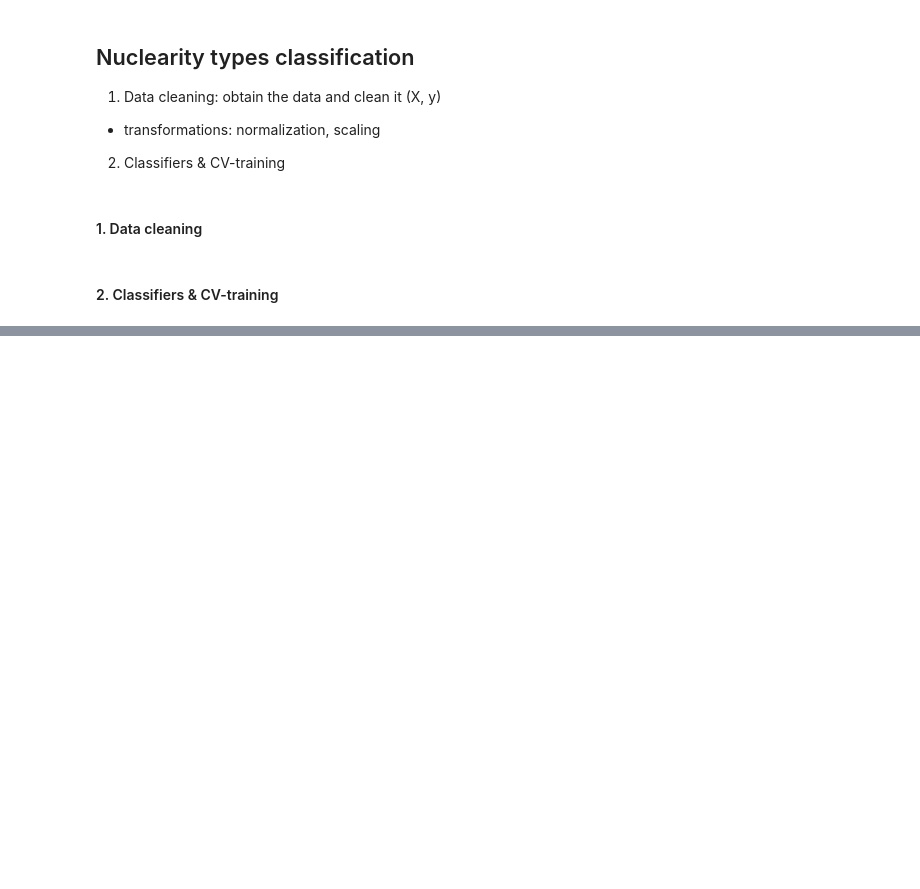
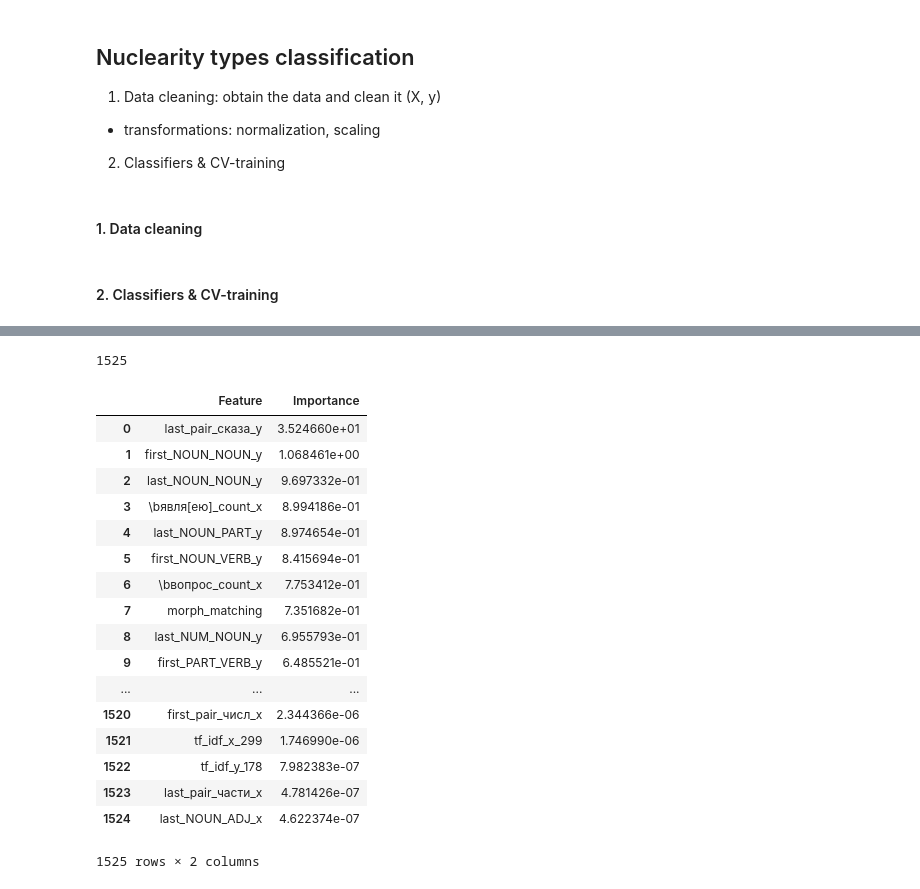
Before and after one commit to tchewik/isanlp_rst, a Jupyter notebook: src/maintenance/2_relations_classification.ipynb, the cells around one changed output, grey strips where cells are left out. Drawn from its saved outputs; the diff is of its cells as text; code cells hidden in the pictures; blank space fills up the shorter version.

```diff
--- a/src/maintenance/2_relations_classification.ipynb
+++ b/src/maintenance/2_relations_classification.ipynb
@@ -773,0 +1021,20 @@ describe_cv_result(results)
+# %%
+df.filename = df.filename.map(lambda row: row.split('_')[0])
+# %%
+y, X = df['filename'].to_frame(), df.drop(
+    columns=[TARGET, 'snippet_x', 'snippet_y', 'snippet_x_tmp', 'snippet_y_tmp',
+             'filename', 'order', 'postags_x', 'postags_y'])
+# %%
+catboost = CatBoostClassifier(
+    iterations=1800,
+    learning_rate=0.2,
+    custom_loss=['F1'],
+    random_seed=random_state,
+    verbose=2,
+    loss_function='MultiClass',
+    task_type='GPU',
+    plot=True
+)
+
+X_train, X_test, y_train, y_test = train_test_split(X, y)
+catboost.fit(X_train, y_train, eval_set=(X_test, y_test))
@@ -773,0 +1053,31 @@ describe_cv_result(results)
+# %%
+fi = np.array(catboost.feature_importances_)
+sorted_idx = np.argsort(fi)
+print(np.count_nonzero(fi))
+
+pd.set_option('display.max_rows', 150)
+dd = pd.DataFrame({'Feature': np.array(X.keys())[sorted_idx], 'Importance': fi[sorted_idx][::-1]})
+dd = dd[dd['Importance'] > 0]
+# %% [output]
+1525
+# %%
+dd
+# %% [output]
+|  | Feature | Importance |
+| 0 | last_pair_сказа_y | 3.524660e+01 |
+| 1 | first_NOUN_NOUN_y | 1.068461e+00 |
+| 2 | last_NOUN_NOUN_y | 9.697332e-01 |
+| 3 | \bявля[ею]_count_x | 8.994186e-01 |
+| 4 | last_NOUN_PART_y | 8.974654e-01 |
+| 5 | first_NOUN_VERB_y | 8.415694e-01 |
+| 6 | \bвопрос_count_x | 7.753412e-01 |
+| 7 | morph_matching | 7.351682e-01 |
+| 8 | last_NUM_NOUN_y | 6.955793e-01 |
+| 9 | first_PART_VERB_y | 6.485521e-01 |
+| ... | ... | ... |
+| 1520 | first_pair_числ_x | 2.344366e-06 |
+| 1521 | tf_idf_x_299 | 1.746990e-06 |
+| 1522 | tf_idf_y_178 | 7.982383e-07 |
+| 1523 | last_pair_части_x | 4.781426e-07 |
+| 1524 | last_NOUN_ADJ_x | 4.622374e-07 |
+1525 rows × 2 columns
```
Also changed, not shown: parts of 36 cells of this notebook, 2 other files.
